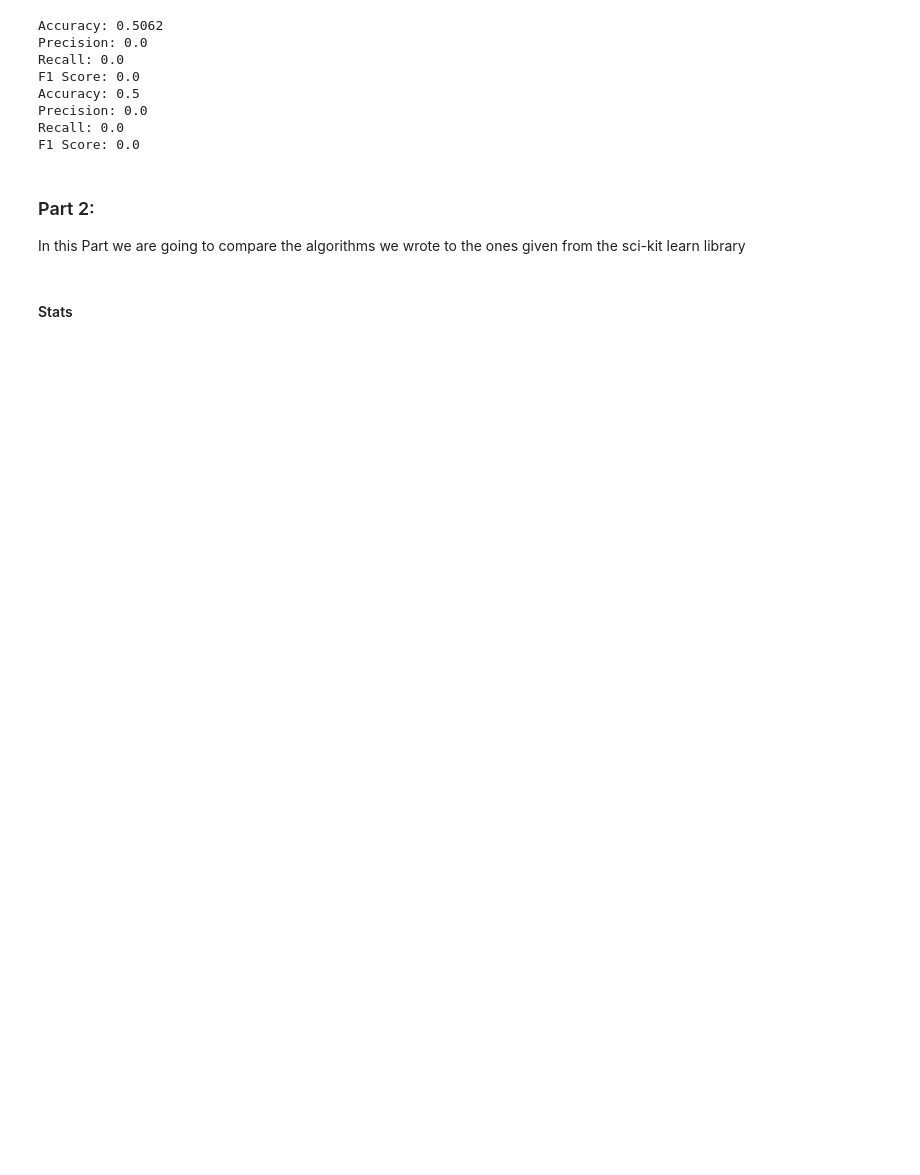
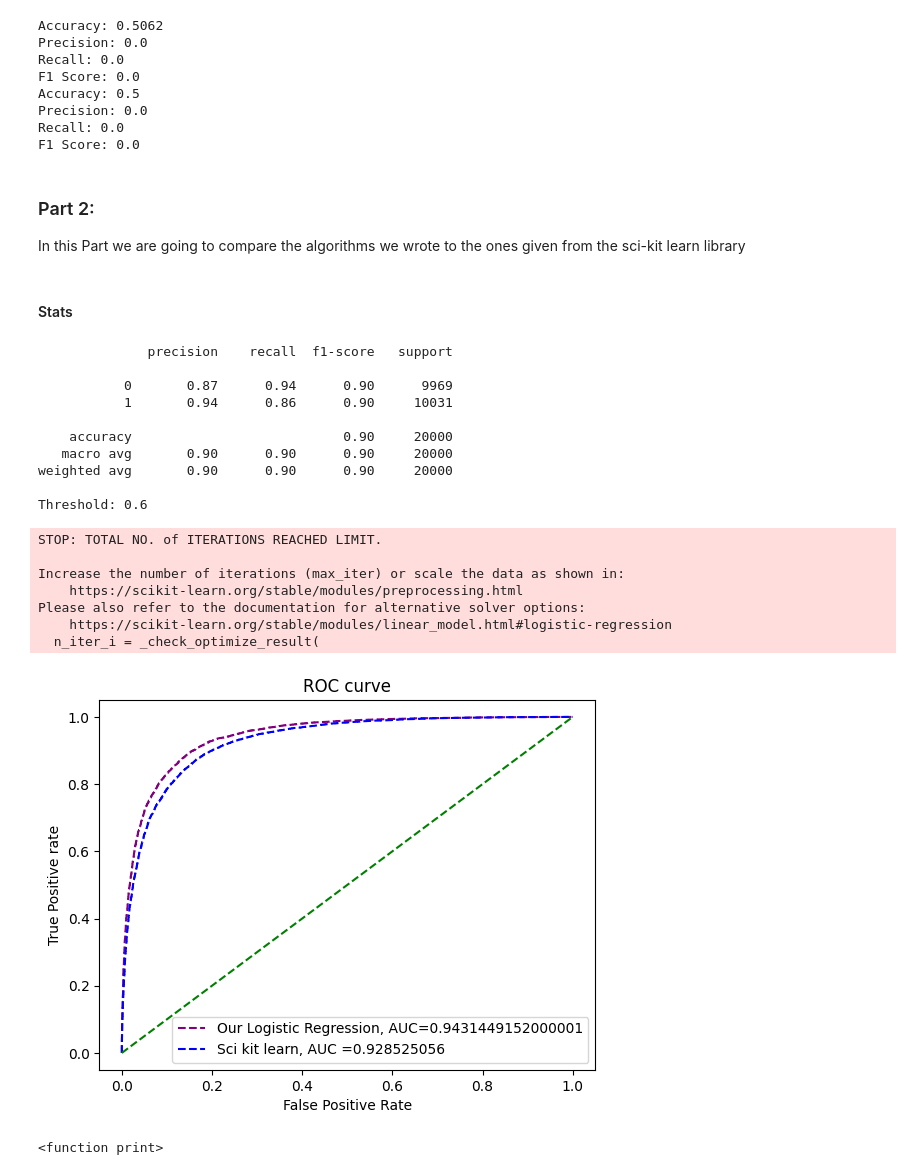
Before and after one commit to vleft02/IMDB-Review-Classification, a Jupyter notebook: ML.ipynb, the cells around one changed output. Cells and saved outputs as stored; diff of their text form; code cells hidden in the pictures; blank space fills up the shorter version.

Commit message:
ROC curves & Learning curves

```diff
--- a/ML.ipynb
+++ b/ML.ipynb
@@ -75,13 +75,17 @@ class LogisticRegression():
         return 1/(1+np.exp(-t))
 
 
-    def fit(self,x_train_input,y_train_input):
+    def fit(self,x_train_input,y_train_input,learning_curve=False):
         ''' '''
         feature_vector_length = x_train_input.shape[1]
         split_index = int(0.8 * x_train_input.shape[0])  # 80% for training, 20% for dev
         x_train, y_train = x_train_input[:split_index], y_train_input[:split_index]
         x_dev, y_dev= x_train_input[split_index:], y_train_input[split_index:]
         x_dev = x_dev.toarray()
+
+
+        training_learning_curve_data =[]
+        dev_learning_curve_data = []
 
         # We prepare the array by adding a column of 1s
         # for the w0 weight
@@ -99,7 +103,10 @@ class LogisticRegression():
                 y_i = y_train[i-1]
 
                 self.update_weights(x_i,y_i)
-
+            if(learning_curve):
+                x_train_temp = np.delete(x_train, 0, axis=1)
+                training_learning_curve_data.append(accuracy_score(y_train,self.predict(x_train_temp)))
+                dev_learning_curve_data.append(accuracy_score(y_dev,self.predict(x_dev)))
             f1 = f1_score(y_dev, self.predict(x_dev))
 
             if f1 > best_f1_score:
@@ -113,7 +120,9 @@ class LogisticRegression():
 
         x_train = np.delete(x_train, 0, axis=1)                 #remove 1s column again (needed previously for w0)
 
-        return self.evaluate(y_train,self.predict(x_train))
+        return self.evaluate(y_train,self.predict(x_train)),training_learning_curve_data,dev_learning_curve_data
+
+
 
 
 
@@ -130,8 +139,23 @@ class LogisticRegression():
             probability_positive =  self.sigmoid(np.dot(self.weights,test_case))
             predicted_class = 1 if probability_positive >= self.threshold else 0
             y_test_predicted.append(predicted_class)
+
+        x_test = np.delete(x_test, 0, axis=1)
         return np.array(y_test_predicted)
 
+    def predict_prob(self, x_test):
+        if issparse(x_test):
+            x_test = x_test.toarray()
+        ones_column = np.ones(x_test.shape[0])
+        x_test = np.insert(x_test, 0, ones_column, axis=1)#insert 1 in x_vector for w0
+
+        y_test_predicted = []
+
+        for test_case in x_test:
+            probability_positive =  self.sigmoid(np.dot(self.weights,test_case))
+            y_test_predicted.append([probability_positive,(1-probability_positive)])
+        x_test = np.delete(x_test, 0, axis=1)
+        return np.array(y_test_predicted)
 
 
     @staticmethod
@@ -526,11 +584,40 @@ def pr_curves(classifiers,data,size=20):
 # %%
 from sklearn.linear_model import LogisticRegression as skLogReg
 
 LogReg1 = LogisticRegression(100,threshold=0.6, regularization_factor=0.001)
 LogReg2 = skLogReg(max_iter=100)
-pr_curves([LogReg1, LogReg2],[x_train,y_train],size=20)
+
+fit_eval, train_learning_curve_data, dev_learning_curve_data = LogReg1.fit(x_train,y_train,learning_curve=True)
+LogReg2.fit(x_train,y_train)
 
 
+# print(LogReg1.predict_prob(x_test))
+# print(LogReg2.predict_proba(x_test))
+# pr_curves([LogReg1, LogReg2],[x_train,y_train],size=20)
+roc_curve([LogReg1,LogReg2], [x_test,y_test])
+learning_curve(train_learning_curve_data, "Train Data Learning Curve")
+learning_curve(dev_learning_curve_data, "Dev Data Learning Curve")
+print
 # LogReg.fit(x_train,y_train)
 
 # classification_report(y_test,LogReg.predict(x_test))
+# %% [output]
+              precision    recall  f1-score   support
+
+           0       0.87      0.94      0.90      9969
+           1       0.94      0.86      0.90     10031
+
+    accuracy                           0.90     20000
+   macro avg       0.90      0.90      0.90     20000
+weighted avg       0.90      0.90      0.90     20000
+
+Threshold: 0.6
+STOP: TOTAL NO. of ITERATIONS REACHED LIMIT.
+
+Increase the number of iterations (max_iter) or scale the data as shown in:
+    https://scikit-learn.org/stable/modules/preprocessing.html
+Please also refer to the documentation for alternative solver options:
+    https://scikit-learn.org/stable/modules/linear_model.html#logistic-regression
+  n_iter_i = _check_optimize_result(
+[figure, added]
+<function print>
```
Also changed, not shown: parts of 4 cells of this notebook.
